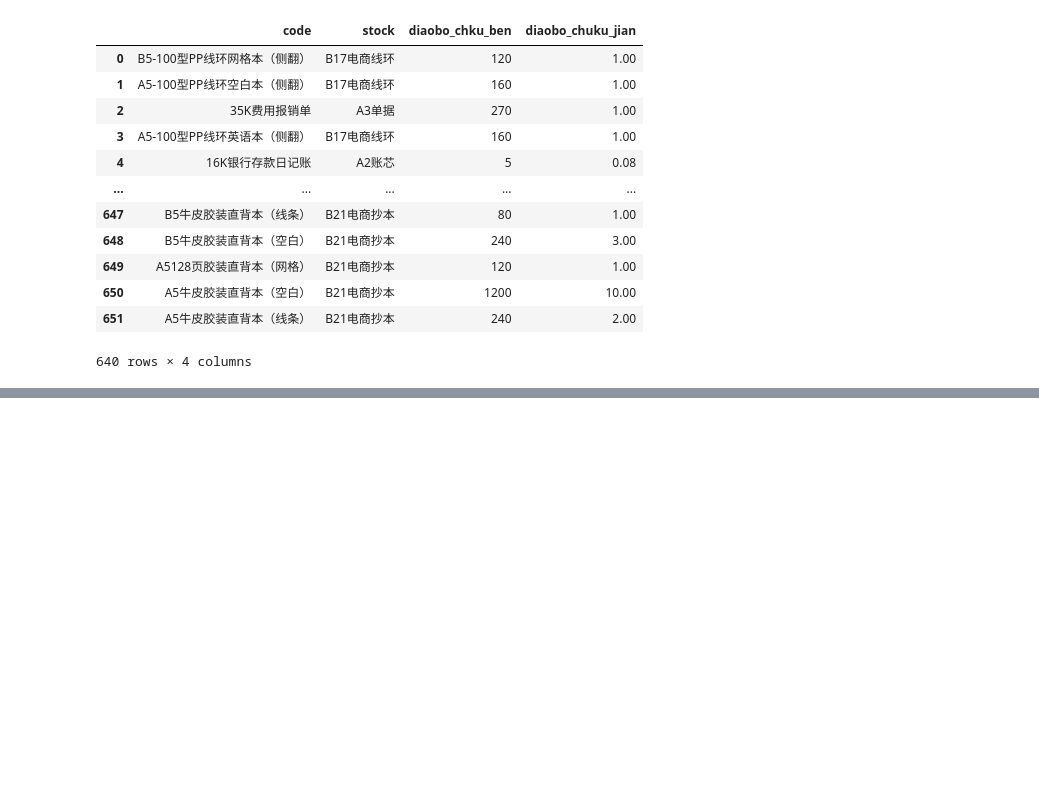
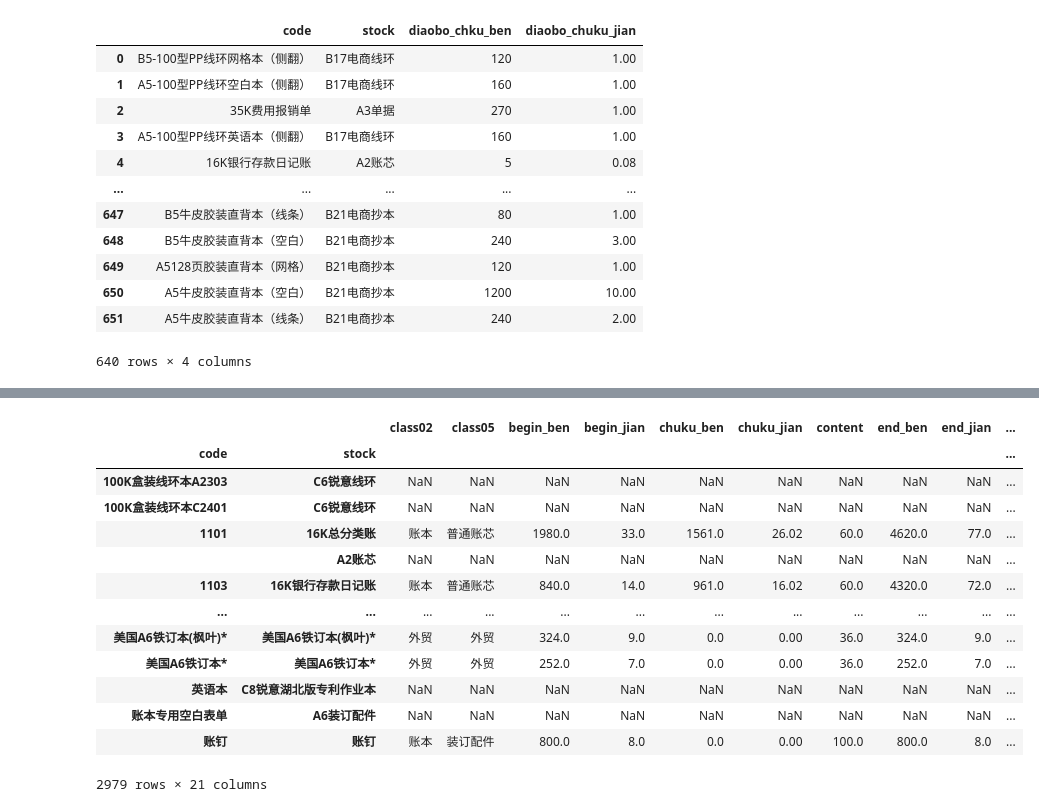
Before and after one commit to reddatetea/fisha, a Jupyter notebook: 调拨单.ipynb, the cells around one changed output, grey strips where cells are left out. Saved outputs shown, nothing was run; the diff lists cells and outputs as text; code cells hidden in the pictures; blank space fills up the shorter version.

```diff
--- a/调拨单.ipynb
+++ b/调拨单.ipynb
@@ -12,7 +12,7 @@ from openpyxl.styles import Font, Border, Side, Fill, Alignment
 import formatPainter
 import re
 # %%
-fname_diaobo = r"F:\a00nutstore\006\zw\产成品日报表\2024年\2024年9月\9月5日\产成品库存调整\调拨单8.26-9.20.xlsx"
+fname_diaobo = r"F:\a00nutstore\006\zw\产成品日报表\2024年\2024年9月\盘存表测试\9.25盘存需要文件\调拨单8.26-9.25.xlsx"
 df_diaobo = pd.read_excel(fname_diaobo)
 df_diaobo = df_diaobo.iloc[:-1]
 df_diaobo  = df_diaobo[['存货名称','规格型号','调出仓库','调入仓库','数量（本）','数量2（件）']]
@@ -48,0 +233,18 @@ df_diaobo_chuku
+# %%
+ruku_chuku = pd.concat(
+            [data_tiaozheng_rukus, data_tiaozheng_chukus, df_xiaoshou, df_diaobo_ruku, df_diaobo_chuku])
+ruku_chuku = ruku_chuku.fillna(0)
+# ruku_chuku = ruku_chuku.fillna(0)
+ruku_chuku = ruku_chuku[['code',
+                         'stock',
+                         'ruku_jian_else',
+                         'ruku_ben_else',
+                         'chuku_jian_else',
+                         'chuku_ben_else',
+                         'chuku_ben_xiaoshou',
+                         'chuku_jian_xiaoshou',
+                         'ruku_ben_diaobo',
+                         'ruku_jian_diaobo',
+                         'chuku_ben_diaobo',
+                         'chuku_jian_diaobo']]
+ruku_chuku
@@ -48,0 +265,3 @@ df_diaobo_chuku
+# %%
+ruku_chuku = ruku_chuku.set_index(['code', 'stock'])
+ruku_chuku
@@ -48,0 +283,13 @@ df_diaobo_chuku
+# %%
+tiaozheng_pivot = pd.pivot_table(ruku_chuku, index=['code', 'stock'], values=['ruku_jian_else',
+                                                                              'ruku_ben_else',
+                                                                              'chuku_jian_else',
+                                                                              'chuku_ben_else',
+                                                                              'chuku_ben_xiaoshou',
+                                                                              'chuku_jian_xiaoshou',
+                                                                              'ruku_ben_diaobo',
+                                                                              'ruku_jian_diaobo',
+                                                                              'chuku_ben_diaobo',
+                                                                              'chuku_jian_diaobo'], aggfunc=np.sum,
+                                 fill_value=0)
+tiaozheng_pivot
@@ -48,0 +1064,19 @@ df_diaobo_chuku
+# %%
+result00 = pd.merge(pancunbiao, tiaozheng_pivot, left_index=True, right_index=True, how='outer')
+
+result00
+# %% [output]
+|  |  | class02 | class05 | begin_ben | begin_jian | chuku_ben | chuku_jian | content | end_ben | end_jian | ... |
+| code | stock |  |  |  |  |  |  |  |  |  | ... |
+| 100K盒装线环本A2303 | C6锐意线环 | NaN | NaN | NaN | NaN | NaN | NaN | NaN | NaN | NaN | ... |
+| 100K盒装线环本C2401 | C6锐意线环 | NaN | NaN | NaN | NaN | NaN | NaN | NaN | NaN | NaN | ... |
+| 1101 | 16K总分类账 | 账本 | 普通账芯 | 1980.0 | 33.0 | 1561.0 | 26.02 | 60.0 | 4620.0 | 77.0 | ... |
+|  | A2账芯 | NaN | NaN | NaN | NaN | NaN | NaN | NaN | NaN | NaN | ... |
+| 1103 | 16K银行存款日记账 | 账本 | 普通账芯 | 840.0 | 14.0 | 961.0 | 16.02 | 60.0 | 4320.0 | 72.0 | ... |
+| ... | ... | ... | ... | ... | ... | ... | ... | ... | ... | ... | ... |
+| 美国A6铁订本(枫叶)* | 美国A6铁订本(枫叶)* | 外贸 | 外贸 | 324.0 | 9.0 | 0.0 | 0.00 | 36.0 | 324.0 | 9.0 | ... |
+| 美国A6铁订本* | 美国A6铁订本* | 外贸 | 外贸 | 252.0 | 7.0 | 0.0 | 0.00 | 36.0 | 252.0 | 7.0 | ... |
+| 英语本 | C8锐意湖北版专利作业本 | NaN | NaN | NaN | NaN | NaN | NaN | NaN | NaN | NaN | ... |
+| 账本专用空白表单 | A6装订配件 | NaN | NaN | NaN | NaN | NaN | NaN | NaN | NaN | NaN | ... |
+| 账钉 | 账钉 | 账本 | 装订配件 | 800.0 | 8.0 | 0.0 | 0.00 | 100.0 | 800.0 | 8.0 | ... |
+2979 rows × 21 columns
```
Also changed, not shown: parts of 14 cells of this notebook, 9 other files.
